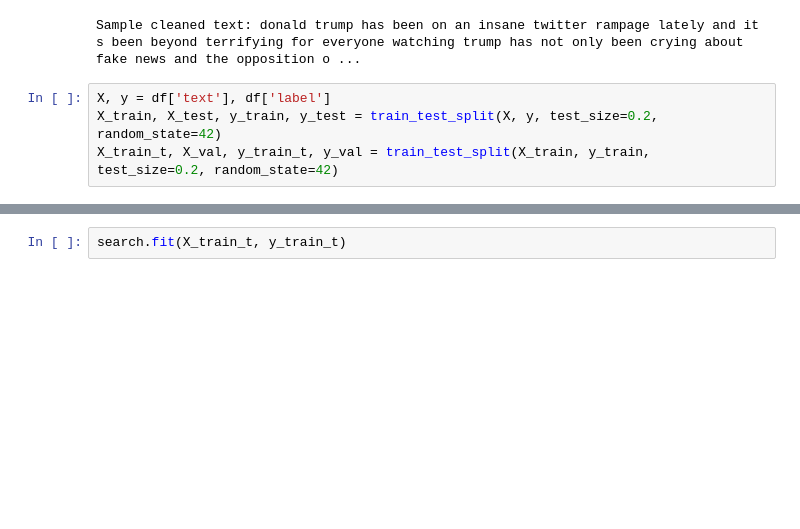
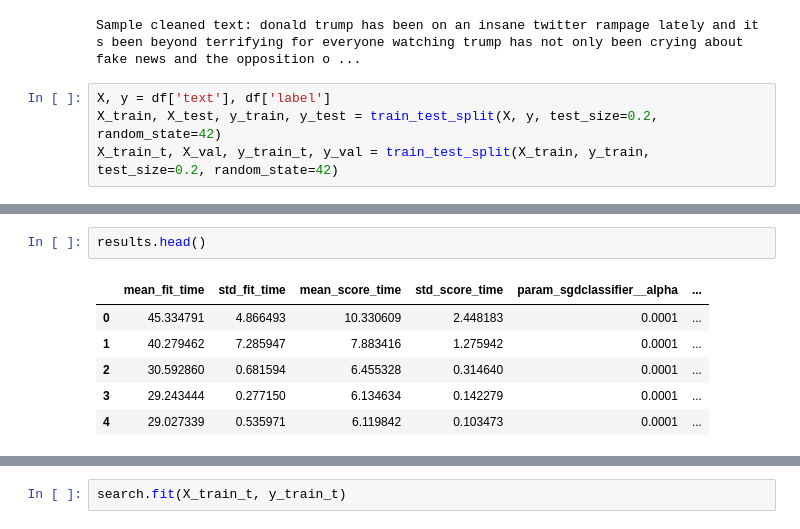
Before and after one commit to ShubhanC/Fake-News-Detector, a Jupyter notebook: eda/analysis_2.ipynb, the cells around one changed output, grey strips where cells are left out. Drawn from its saved outputs; the diff is of its cells as text; blank space fills up the shorter version.

```diff
--- a/eda/analysis_2.ipynb
+++ b/eda/analysis_2.ipynb
@@ -218,0 +250,9 @@ search = GridSearchCV(
+# %%
+results.head()
+# %% [output]
+|  | mean_fit_time | std_fit_time | mean_score_time | std_score_time | param_sgdclassifier__alpha | ... |
+| 0 | 45.334791 | 4.866493 | 10.330609 | 2.448183 | 0.0001 | ... |
+| 1 | 40.279462 | 7.285947 | 7.883416 | 1.275942 | 0.0001 | ... |
+| 2 | 30.592860 | 0.681594 | 6.455328 | 0.314640 | 0.0001 | ... |
+| 3 | 29.243444 | 0.277150 | 6.134634 | 0.142279 | 0.0001 | ... |
+| 4 | 29.027339 | 0.535971 | 6.119842 | 0.103473 | 0.0001 | ... |
```
Also changed, not shown: parts of 11 cells of this notebook, 14 other files.
